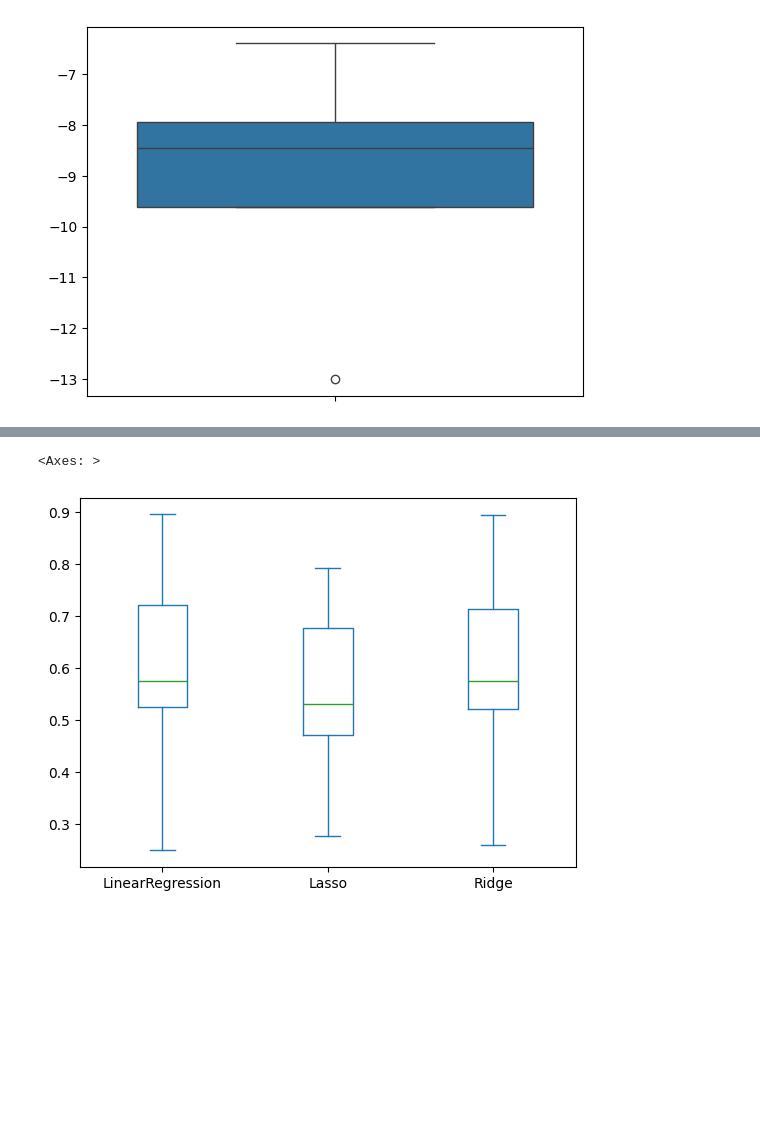
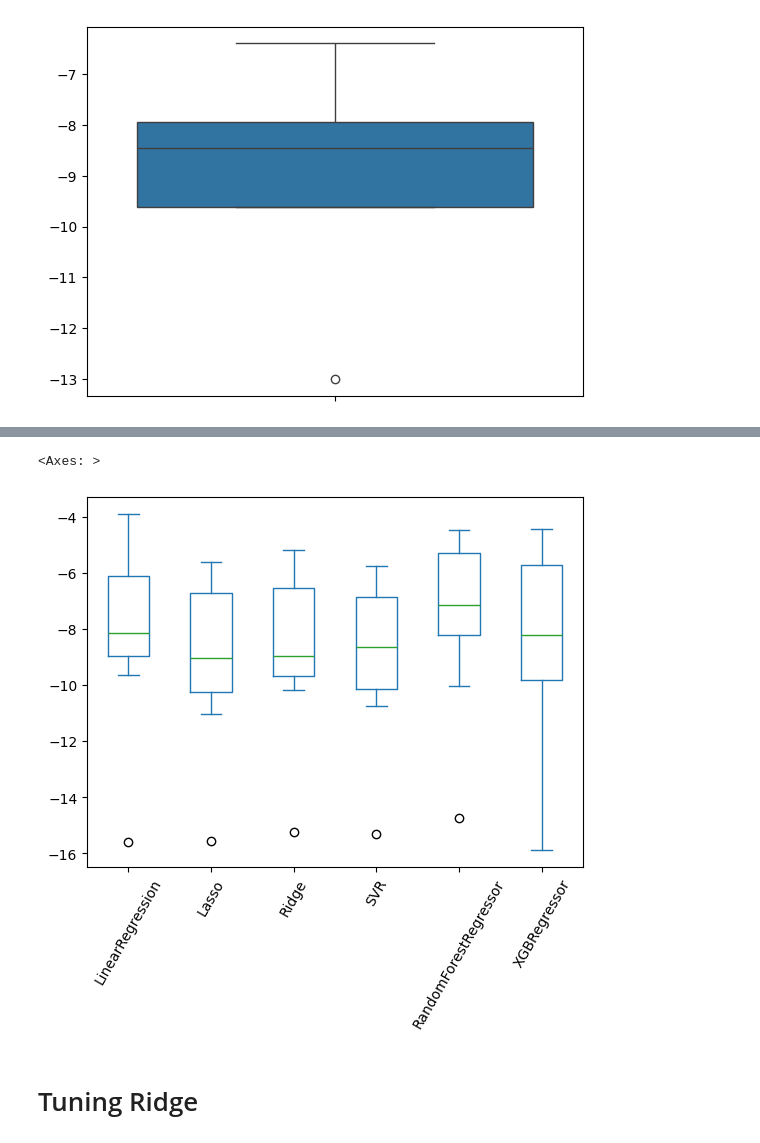
Before and after one commit to tienphatnguyendev/machine-learning-docs, a Jupyter notebook: linear-model/linear-regression/notebooks/linear-regression.ipynb, the cells around one changed output, grey strips where cells are left out. Saved outputs shown, nothing was run; the diff lists cells and outputs as text; code cells hidden in the pictures; blank space fills up the shorter version.

```diff
--- a/linear-model/linear-regression/notebooks/linear-regression.ipynb
+++ b/linear-model/linear-regression/notebooks/linear-regression.ipynb
@@ -187,8 +210,9 @@ cat_pl = Pipeline(steps=[
 ])
 
 preprocessor = ColumnTransformer(transformers=[
-    ('num', num_pl, [col for col in Xtrain.columns if col != 'transaction_date' or col != 'distance_to_the_nearest_mrt_station']),
+    ('num', num_pl, ['house_age', 'distance_to_the_nearest_mrt_station']),
     ('cat', cat_pl, ['transaction_date']),
+    ('geo', ClusterSimilarity(n_clusters=5, gamma=0.1), ['latitude', 'longitude']),
     ('log', Pipeline(steps=[
             ('log', log_transformer()),
             ('scaling', RobustScaler())
@@ -216,5 +249,5 @@ ColumnTransformer(transformers=[('num',
 # %%
 full_pipeline = Pipeline(steps=[
     ('preprocessor', preprocessor),
-    ('model', XGBRegressor(enable_categorical=True, random_state=42, n_jobs=-1, objective='reg:squarederror', eval_metric='rmse', n_estimators=700, max_depth=8, learning_rate=0.001, reg_alpha=0.05, reg_lambda=0.05))
+    ('model', XGBRegressor(enable_categorical=True))
 ])
@@ -285,6 +334,9 @@ models = [
     LinearRegression(),
     Lasso(),
     Ridge(),
+    SVR(),
+    RandomForestRegressor(),
+    XGBRegressor()
 ]
 # %%
 from sklearn.metrics import make_scorer
@@ -297,7 +349,7 @@ lin_models = {
                 ('preprocessor', preprocessor),
                 ('model', model)
             ]),
-        scoring=make_scorer(r2_score),
+        scoring='neg_root_mean_squared_error',
         X=Xtrain,
         y=ytrain,
         n_jobs=-1
@@ -325,8 +382,10 @@ df
 # %%
-df.plot(kind='box')
+df.plot(kind='box', rot=60)
 # %% [output]
 <Axes: >
-[figure, old version]
+[figure, new version]
+# %% [markdown]
+# Tuning Ridge
 # %%
 def objective(trial):
     params = {
```
Also changed, not shown: parts of 25 cells of this notebook, 2 other files.
